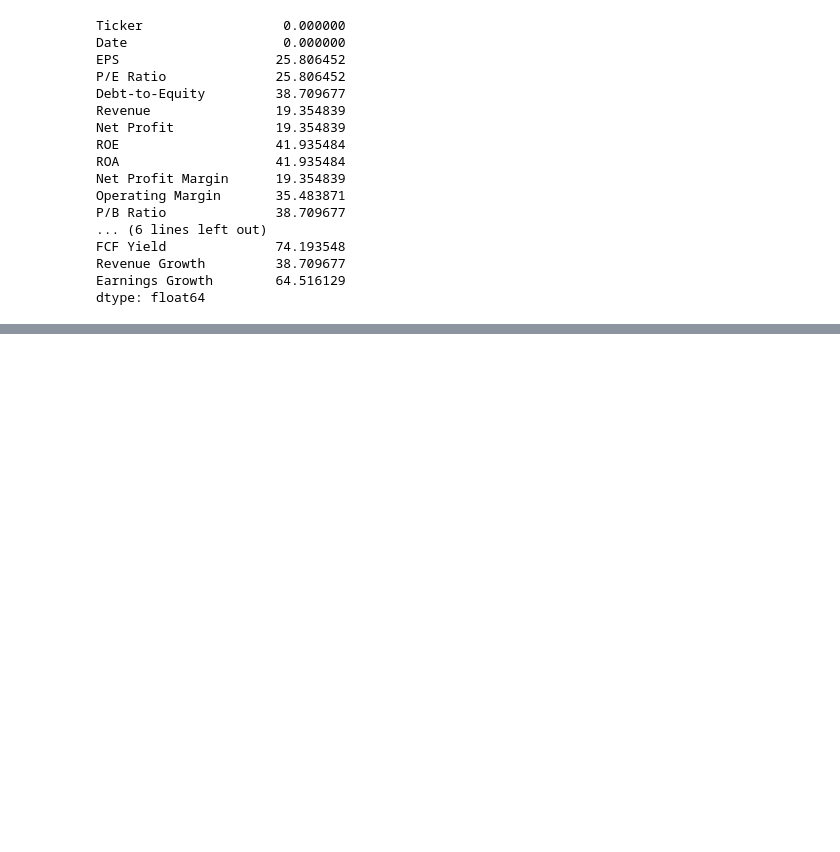
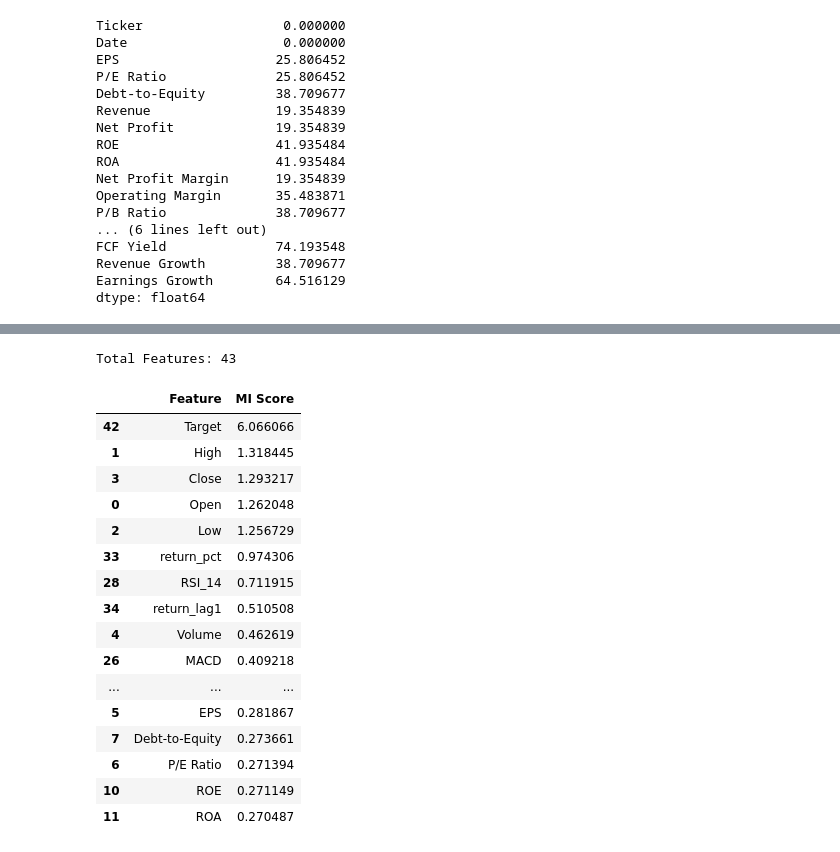
Before and after one commit to Siddhesh1kamble/DA6701-Assignments, a Jupyter notebook: Assignment_2/notebooks/P02_Pre-Processing.ipynb, the cells around one changed output, grey strips where cells are left out. Cells and saved outputs as stored; diff of their text form; code cells hidden in the pictures; blank space fills up the shorter version.

```diff
--- a/Assignment_2/notebooks/P02_Pre-Processing.ipynb
+++ b/Assignment_2/notebooks/P02_Pre-Processing.ipynb
@@ -236,0 +355,41 @@ fundamental_data.to_csv(r'../data/processed/fundamental_data.csv', index = False
+# %%
+df = df.dropna()
+
+numeric_cols = df.select_dtypes(include=['number']).columns.tolist()
+features = [c for c in numeric_cols if c not in ['target']]
+
+print("Total Features:", len(features))
+# %% [output]
+Total Features: 43
+# %%
+from sklearn.feature_selection import mutual_info_regression
+
+X = df[features]
+y = df['Target']
+
+mi_scores = mutual_info_regression(X, y, random_state=42)
+
+mi_df = pd.DataFrame({
+    'Feature': features,
+    'MI Score': mi_scores
+}).sort_values(by='MI Score', ascending=False)
+
+mi_df.head(20)
+# %% [output]
+|  | Feature | MI Score |
+| 42 | Target | 6.066066 |
+| 1 | High | 1.318445 |
+| 3 | Close | 1.293217 |
+| 0 | Open | 1.262048 |
+| 2 | Low | 1.256729 |
+| 33 | return_pct | 0.974306 |
+| 28 | RSI_14 | 0.711915 |
+| 34 | return_lag1 | 0.510508 |
+| 4 | Volume | 0.462619 |
+| 26 | MACD | 0.409218 |
+| ... | ... | ... |
+| 5 | EPS | 0.281867 |
+| 7 | Debt-to-Equity | 0.273661 |
+| 6 | P/E Ratio | 0.271394 |
+| 10 | ROE | 0.271149 |
+| 11 | ROA | 0.270487 |
```
Also changed, not shown: parts of 9 cells of this notebook, 1 other file.
